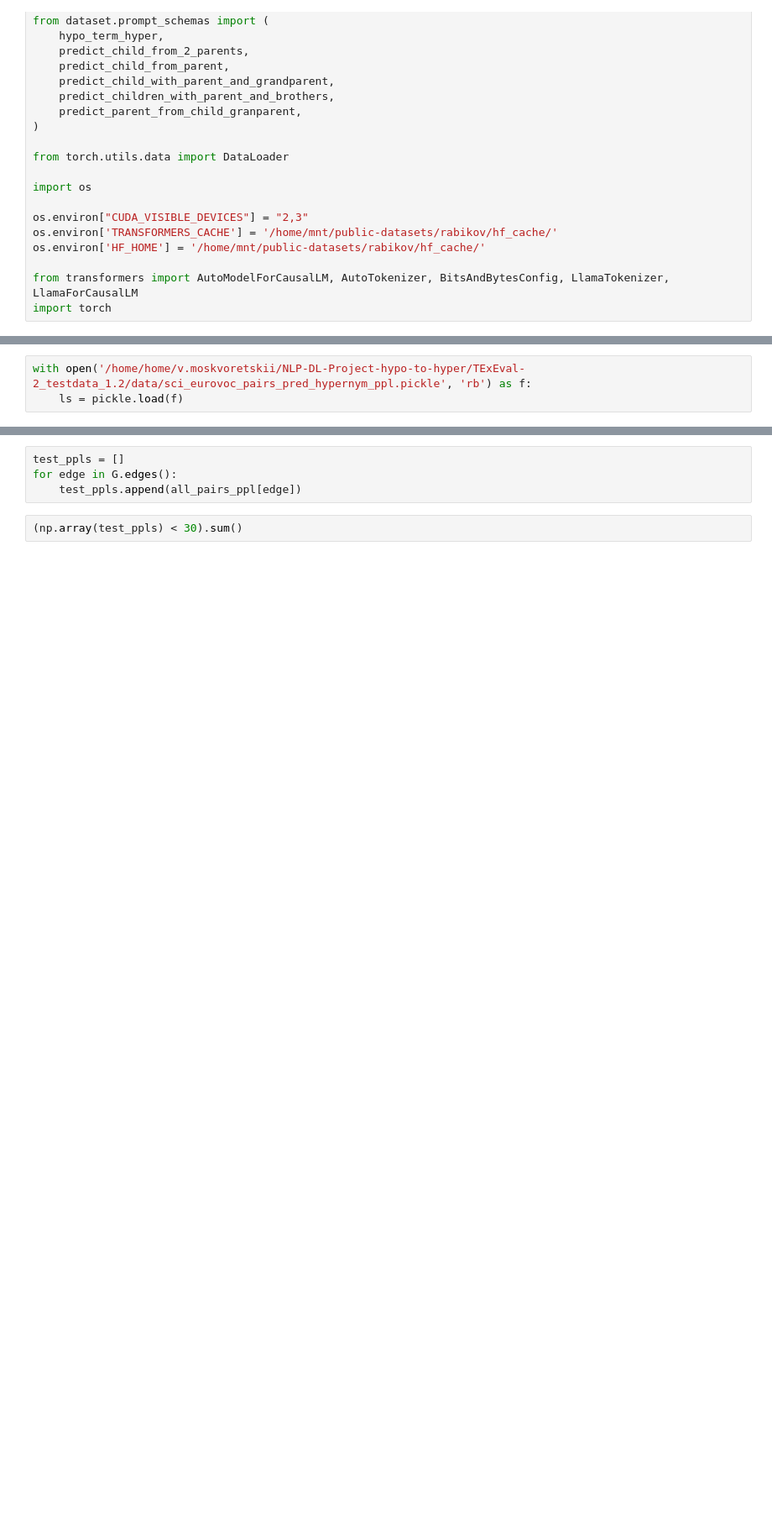
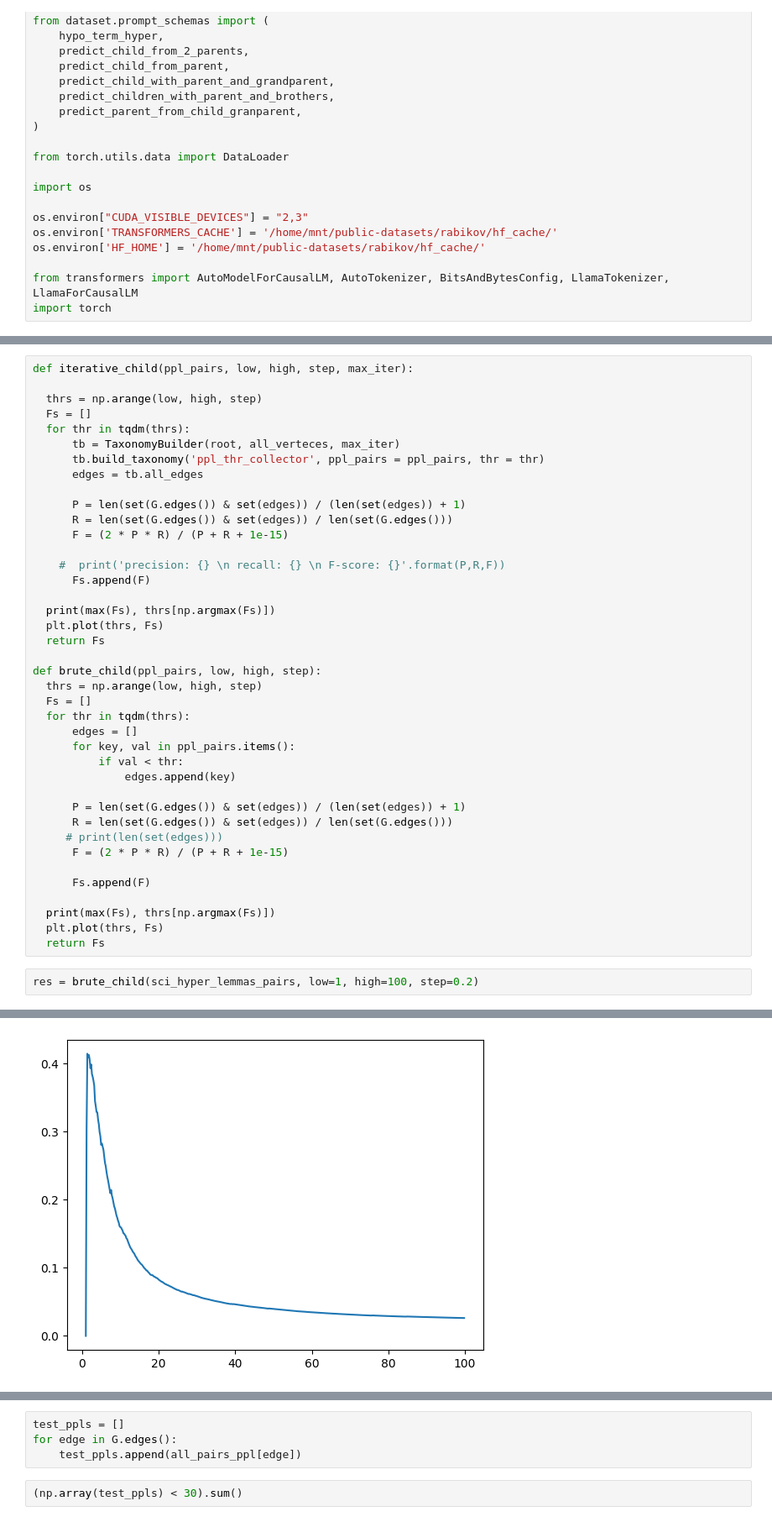
Before and after one commit to VityaVitalich/LLM_Taxonomy, a Jupyter notebook: TExEval-2_testdata_1.2/test.ipynb, the cells around one changed output, grey strips where cells are left out. Shown at 84% size. Cells and saved outputs as stored; diff of their text form; blank space fills up the shorter version.

Commit message:
builder pipeline + new data

```diff
--- a/TExEval-2_testdata_1.2/test.ipynb
+++ b/TExEval-2_testdata_1.2/test.ipynb
@@ -137,3 +174,0 @@ with open(train_path, 'rb') as f:
-# %%
-with open('/home/home/v.moskvoretskii/NLP-DL-Project-hypo-to-hyper/TExEval-2_testdata_1.2/data/sci_eurovoc_pairs_pred_hypernym_ppl.pickle', 'rb') as f:
-    ls = pickle.load(f)
@@ -231,0 +220,43 @@ tb.build_taxonomy('ppl_thr_collector', ppl_pairs = all_pairs_ppl, thr = 7)
+# %%
+def iterative_child(ppl_pairs, low, high, step, max_iter):
+
+  thrs = np.arange(low, high, step)
+  Fs = []
+  for thr in tqdm(thrs):
+      tb = TaxonomyBuilder(root, all_verteces, max_iter)
+      tb.build_taxonomy('ppl_thr_collector', ppl_pairs = ppl_pairs, thr = thr)
+      edges = tb.all_edges
+
+      P = len(set(G.edges()) & set(edges)) / (len(set(edges)) + 1)
+      R = len(set(G.edges()) & set(edges)) / len(set(G.edges()))
+      F = (2 * P * R) / (P + R + 1e-15)
+
+    #  print('precision: {} \n recall: {} \n F-score: {}'.format(P,R,F))
+      Fs.append(F)
+
+  print(max(Fs), thrs[np.argmax(Fs)])
+  plt.plot(thrs, Fs)
+  return Fs
+
+def brute_child(ppl_pairs, low, high, step):
+  thrs = np.arange(low, high, step)
+  Fs = []
+  for thr in tqdm(thrs):
+      edges = []
+      for key, val in ppl_pairs.items():
+          if val < thr:
+              edges.append(key)
+
+      P = len(set(G.edges()) & set(edges)) / (len(set(edges)) + 1)
+      R = len(set(G.edges()) & set(edges)) / len(set(G.edges()))
+     # print(len(set(edges)))
+      F = (2 * P * R) / (P + R + 1e-15)
+
+      Fs.append(F)
+
+  print(max(Fs), thrs[np.argmax(Fs)])
+  plt.plot(thrs, Fs)
+  return Fs
+# %%
+res = brute_child(sci_hyper_lemmas_pairs, low=1, high=100, step=0.2)
+# %% [output]
@@ -231,0 +264 @@ tb.build_taxonomy('ppl_thr_collector', ppl_pairs = all_pairs_ppl, thr = 7)
+[figure, added]
```
Also changed, not shown: parts of 26 cells of this notebook, 8 other files.
